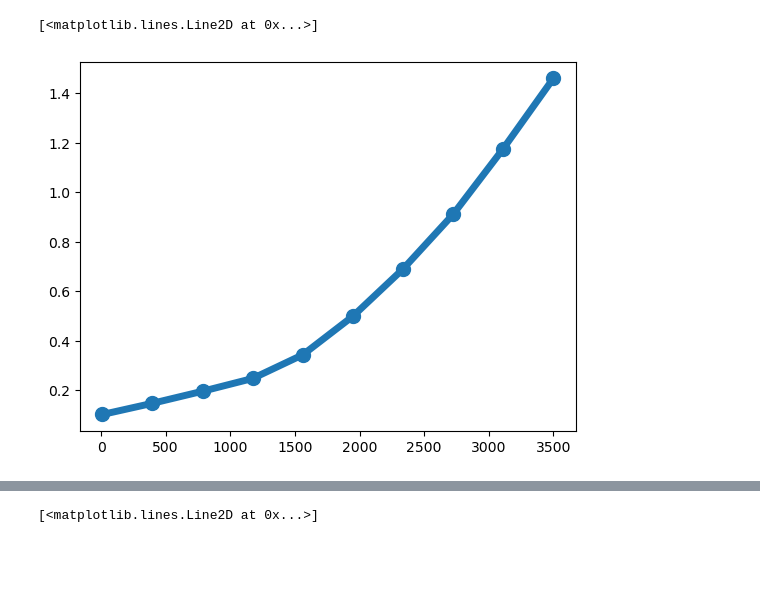
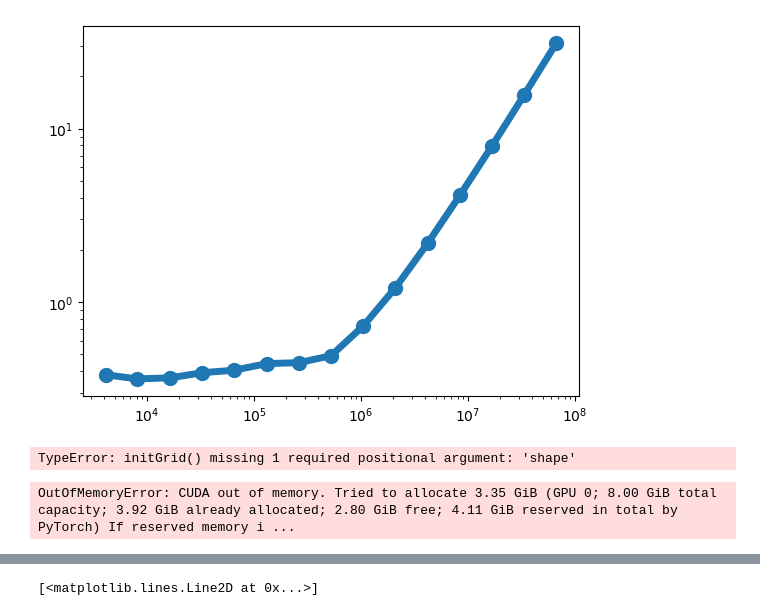
Before and after one commit to heysoos/neuralart, a Jupyter notebook: notebooks/IsingCA_local_timing.ipynb, the cells around one changed output, grey strips where cells are left out. Cells and saved outputs as stored; diff of their text form; code cells hidden in the pictures; blank space fills up the shorter version.

Commit message:
measuring wall-clock on the models as they scale

```diff
--- a/notebooks/IsingCA_local_timing.ipynb
+++ b/notebooks/IsingCA_local_timing.ipynb
@@ -38,5 +38,7 @@ else:
 # %%
-sizes = [int(i) for i in np.linspace(10, 3500, 10)]
+# sizes = [int(i) for i in np.linspace(10, 3500, 10)]
+# sizes = [int(np.sqrt(i)) for i in 2 ** np.arange(4, 12)]
+sizes = [int(np.sqrt(i)) for i in 2 ** np.arange(12, 27)]
 print(sizes)
 
 def time_model(model, sizes):
@@ -44,9 +46,11 @@ def time_model(model, sizes):
     for RES in sizes:
 
         state = model.initGrid((RES, RES))
+        state = model.forward(state)
+        print(f'Starting model with {state[0, 0].numel()} elements.')
 
         t_start = time.time()
-        for i in range(200):
+        for i in range(1000):
             state = model.forward(state)
         t_end = time.time()
 
@@ -61,10 +81,17 @@ res = time_model(ca, sizes)
 # %%
-plt.plot(sizes, res, '-o', lw=5, ms=10)
+plt.plot([s*s for s in sizes], res, '-o', lw=5, ms=10)
+plt.xscale('log')
+plt.yscale('log')
 # %% [output]
-[<matplotlib.lines.Line2D at 0x...>]
-[figure, old version]
+[figure, new version]
+# %%
+ca.initGrid().shape
+# %% [output]
+TypeError: initGrid() missing 1 required positional argument: 'shape'
 # %%
 ca.rule.temp_adapt = True
 res_adapt = time_model(ca, sizes)
+# %% [output]
+OutOfMemoryError: CUDA out of memory. Tried to allocate 3.35 GiB (GPU 0; 8.00 GiB total capacity; 3.92 GiB already allocated; 2.80 GiB free; 4.11 GiB reserved in total by PyTorch) If reserved memory i ...
 # %%
 plt.plot(sizes, res_adapt, '-o', lw=5, ms=10)
```
Also changed, not shown: parts of 5 cells of this notebook, 1 other file.
